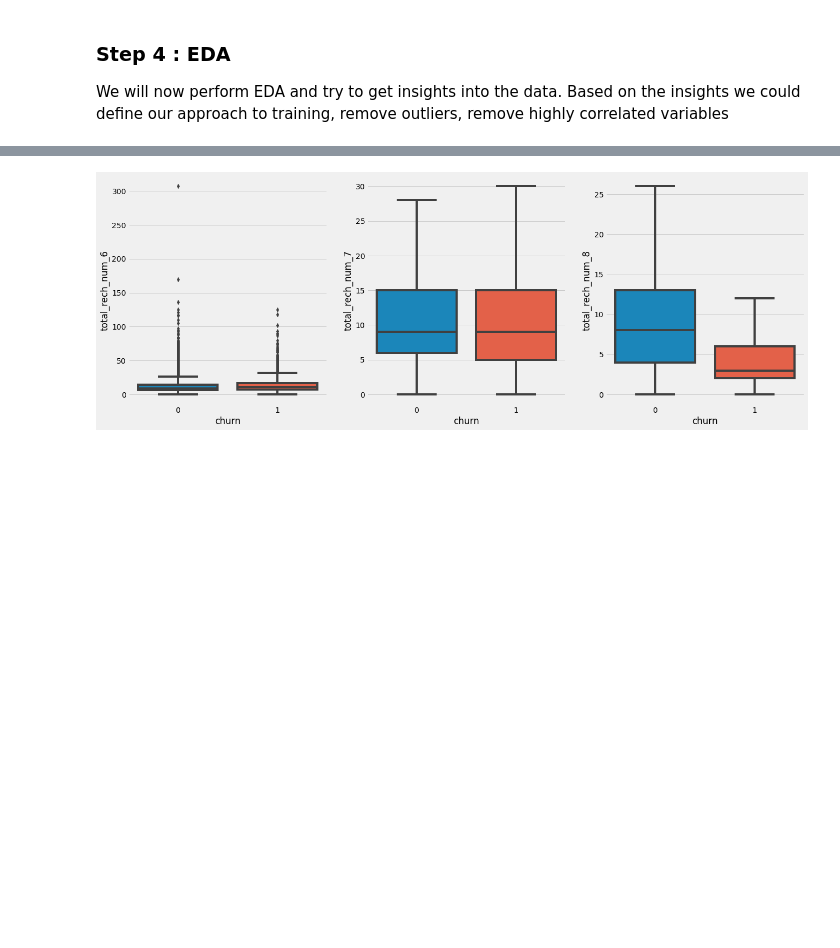
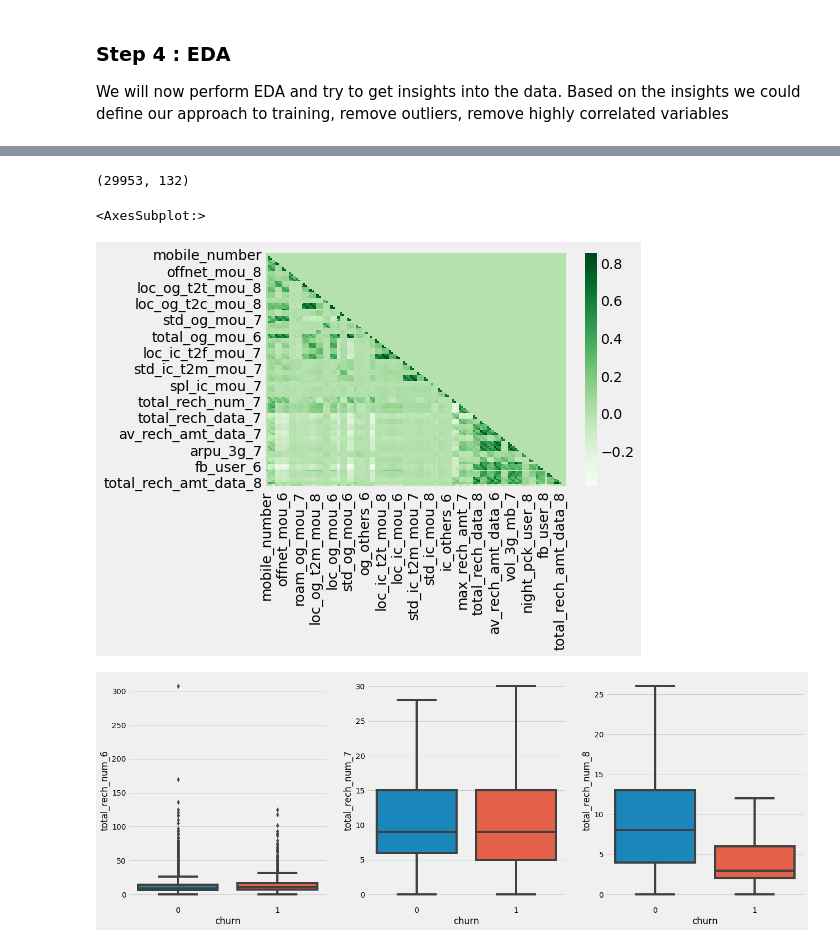
Before and after one commit to rramchan12/Telecom-Churn-CaseStudy, a Jupyter notebook: Telecom Churn Case Study.ipynb, the cells around one changed output, grey strips where cells are left out. Cells and saved outputs as stored; diff of their text form; code cells hidden in the pictures; blank space fills up the shorter version.

```diff
--- a/Telecom Churn Case Study.ipynb
+++ b/Telecom Churn Case Study.ipynb
@@ -416,0 +416,10 @@ dtype: float64
+# %%
+# Create correlation matrix
+corr_matrix = training_df.corr().abs()
+
+# Select upper triangle of correlation matrix
+upper = corr_matrix.where(np.triu(np.ones(corr_matrix.shape), k=1).astype(np.bool))
+
+# Find index of feature columns with correlation greater than 0.70
+to_drop = [column for column in upper.columns if any(upper[column] > 0.85)]
+to_drop
@@ -416,0 +444,14 @@ dtype: float64
+# %%
+training_df.drop(to_drop, axis =1, inplace=True)
+# %%
+training_df.shape
+# %% [output]
+(29953, 132)
+# %%
+#Find Highly correlated data and drop Highly Correlated Columns
+cor = training_df.corr()
+cor.loc[:,:] = np.tril(cor, k=-1)
+sns.heatmap(cor, cmap='Greens', annot=False)
+# %% [output]
+<AxesSubplot:>
+[figure, added]
```
Also changed, not shown: parts of 17 cells of this notebook, 1 other file.
